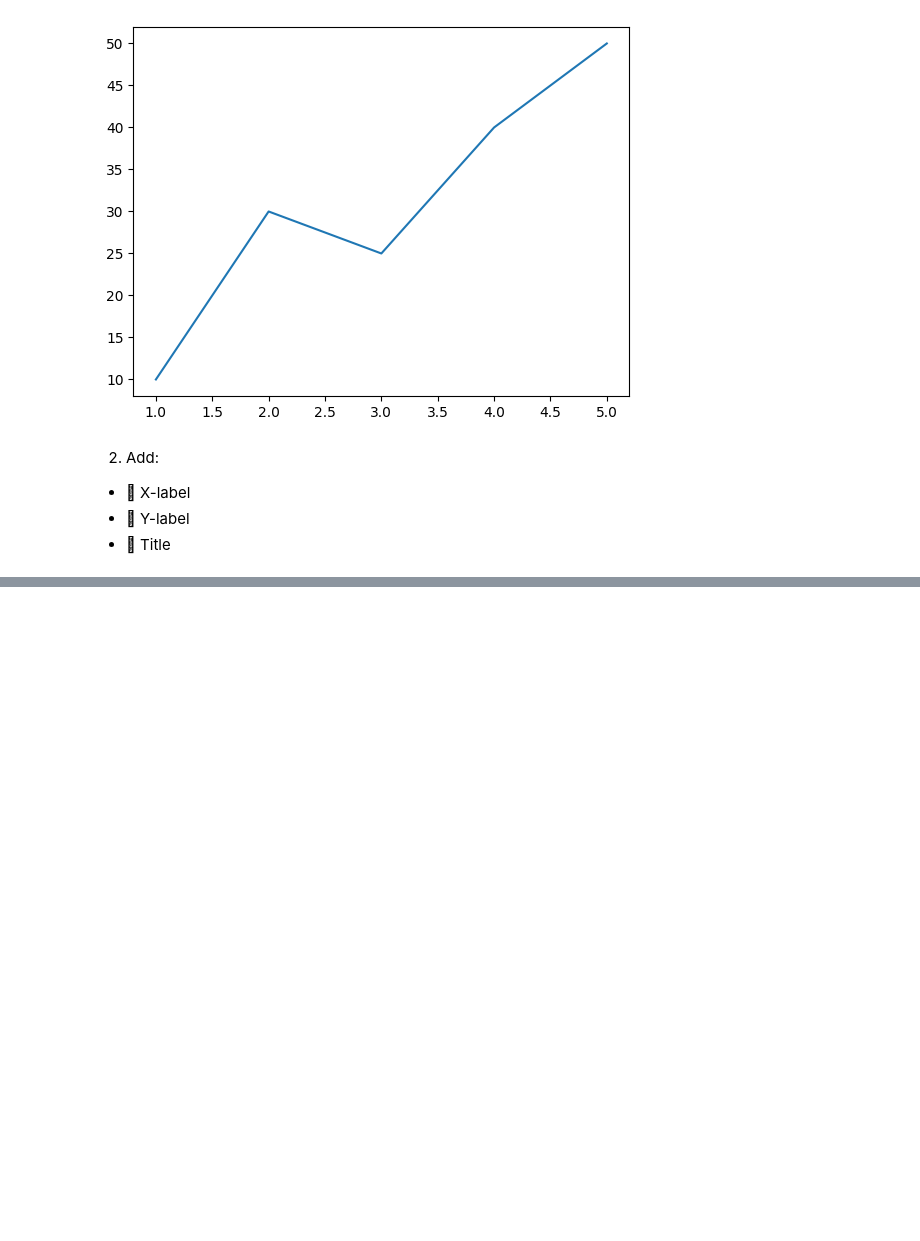
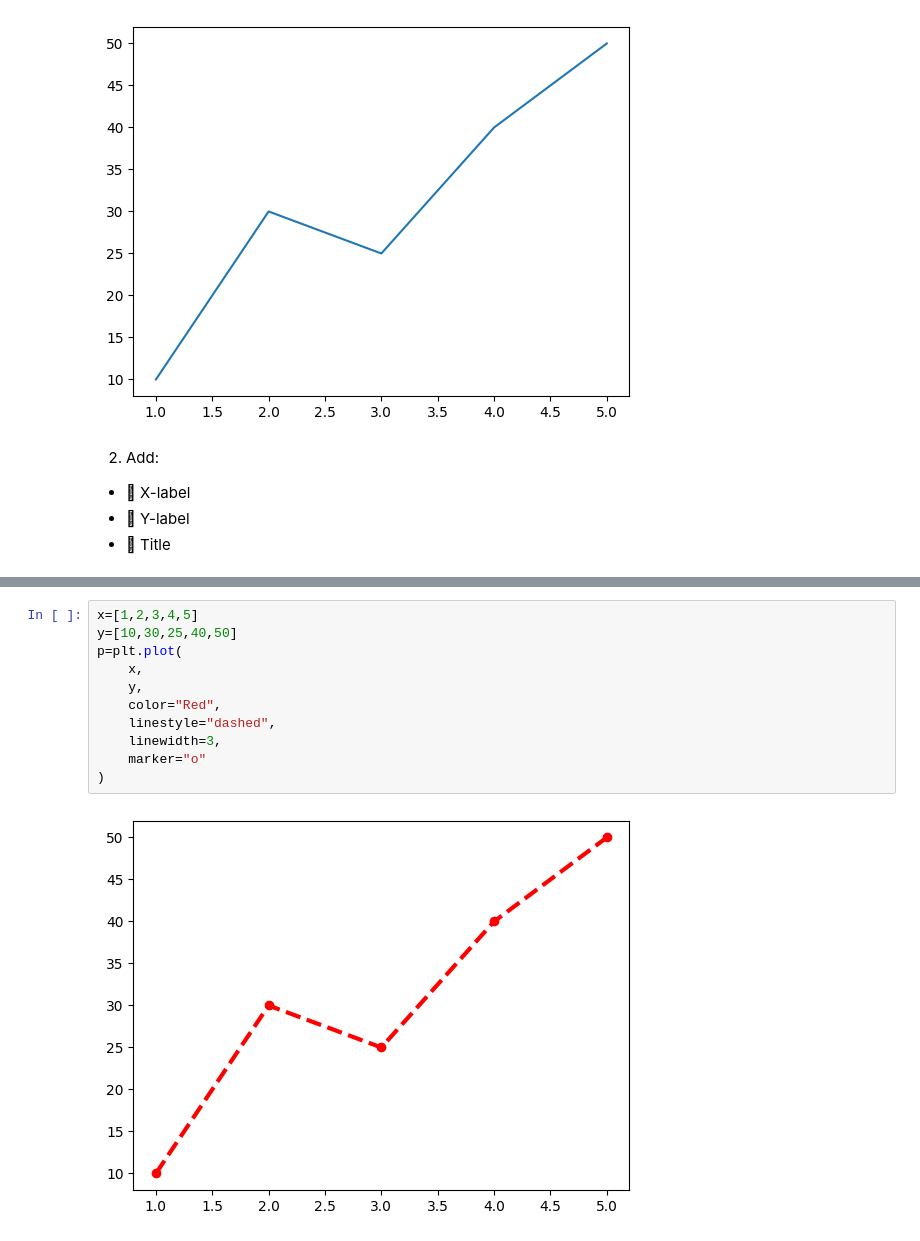
Before and after one commit to sagarnbeedi-analytics/data-analytics-portfolio, a Jupyter notebook: PYTHON/practicing_python_libraries/python_files/matplotlib.ipynb, the cells around one changed output, grey strips where cells are left out. Cells and saved outputs as stored; diff of their text form; blank space fills up the shorter version.

```diff
--- a/PYTHON/practicing_python_libraries/python_files/matplotlib.ipynb
+++ b/PYTHON/practicing_python_libraries/python_files/matplotlib.ipynb
@@ -27,0 +45,13 @@ p=plt.plot(x,y)
+# %%
+x=[1,2,3,4,5]
+y=[10,30,25,40,50]
+p=plt.plot(
+    x,
+    y,
+    color="Red",
+    linestyle="dashed",
+    linewidth=3,
+    marker="o"
+)
+# %% [output]
+[figure, added]
```
Also changed, not shown: parts of 3 cells of this notebook.
